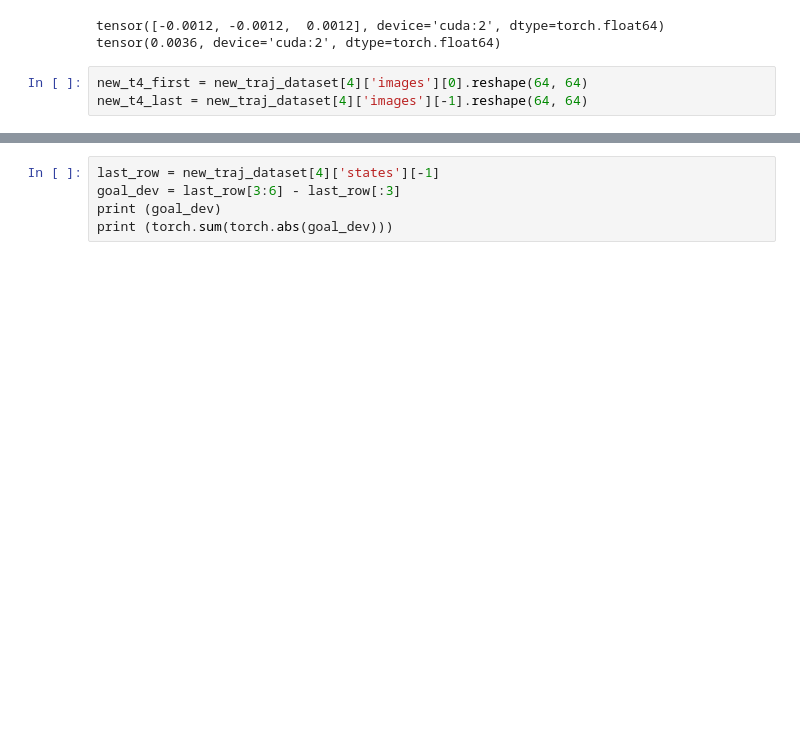
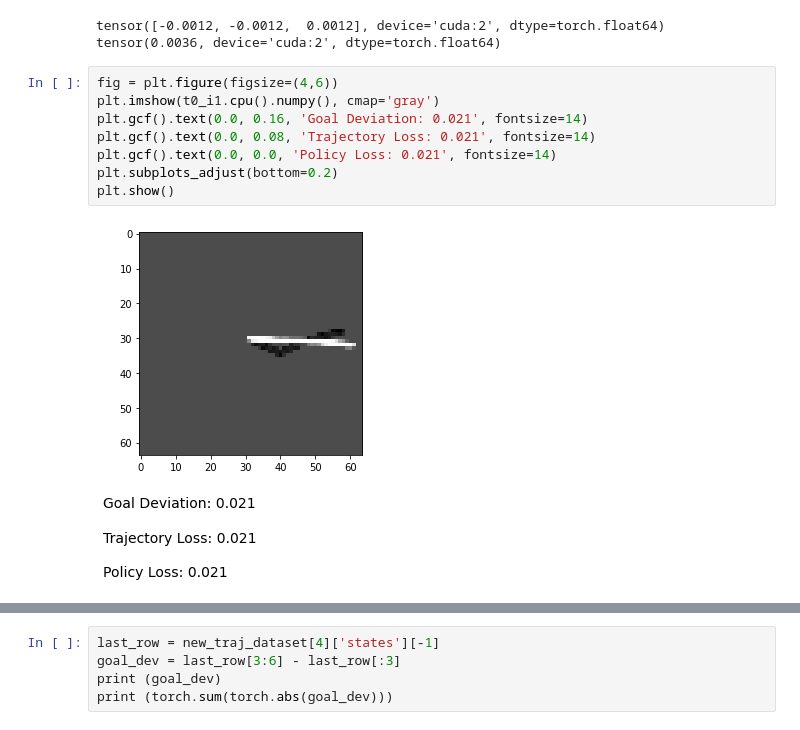
Before and after one commit to PradeepKadubandi/DemoPlanner, a Jupyter notebook: playground.ipynb, the cells around one changed output, grey strips where cells are left out. Cells and saved outputs as stored; diff of their text form; blank space fills up the shorter version.

```diff
--- a/playground.ipynb
+++ b/playground.ipynb
@@ -229,6 +223,13 @@ print (torch.sum(torch.abs(goal_dev)))
 # %% [output]
 tensor([-0.0012, -0.0012,  0.0012], device='cuda:2', dtype=torch.float64)
 tensor(0.0036, device='cuda:2', dtype=torch.float64)
-# %%
-new_t4_first = new_traj_dataset[4]['images'][0].reshape(64, 64)
-new_t4_last = new_traj_dataset[4]['images'][-1].reshape(64, 64)
+# %%
+fig = plt.figure(figsize=(4,6))
+plt.imshow(t0_i1.cpu().numpy(), cmap='gray')
+plt.gcf().text(0.0, 0.16, 'Goal Deviation: 0.021', fontsize=14)
+plt.gcf().text(0.0, 0.08, 'Trajectory Loss: 0.021', fontsize=14)
+plt.gcf().text(0.0, 0.0, 'Policy Loss: 0.021', fontsize=14)
+plt.subplots_adjust(bottom=0.2)
+plt.show()
+# %% [output]
+[figure, added]
```
Also changed, not shown: parts of 18 cells of this notebook, 1 other file.
